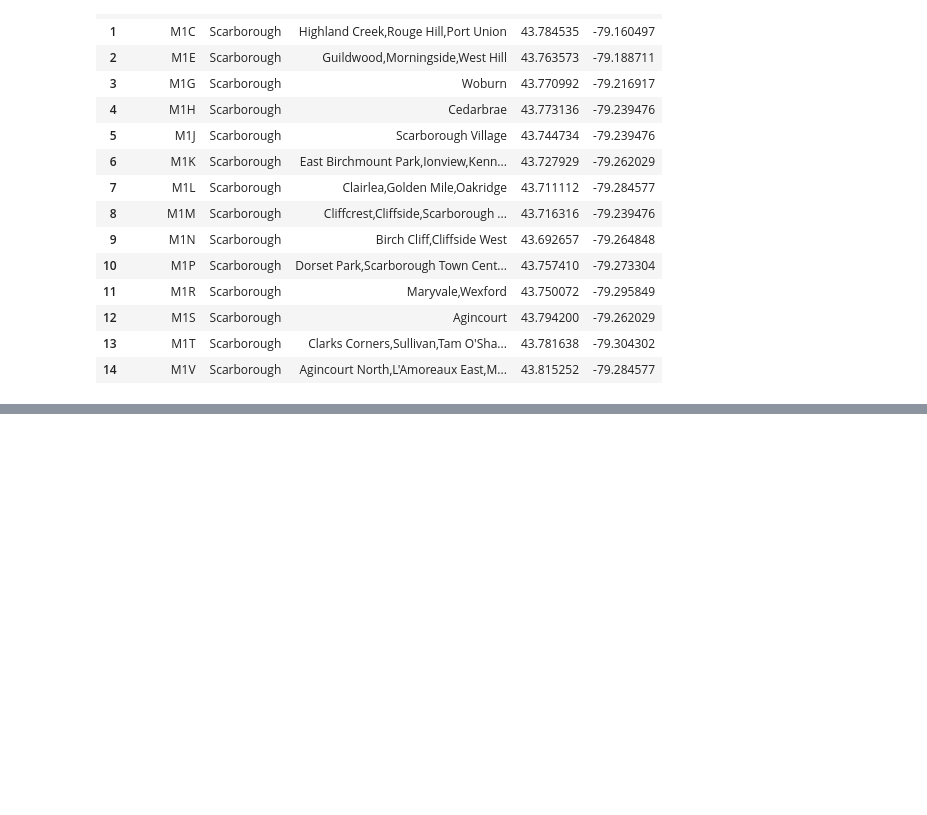
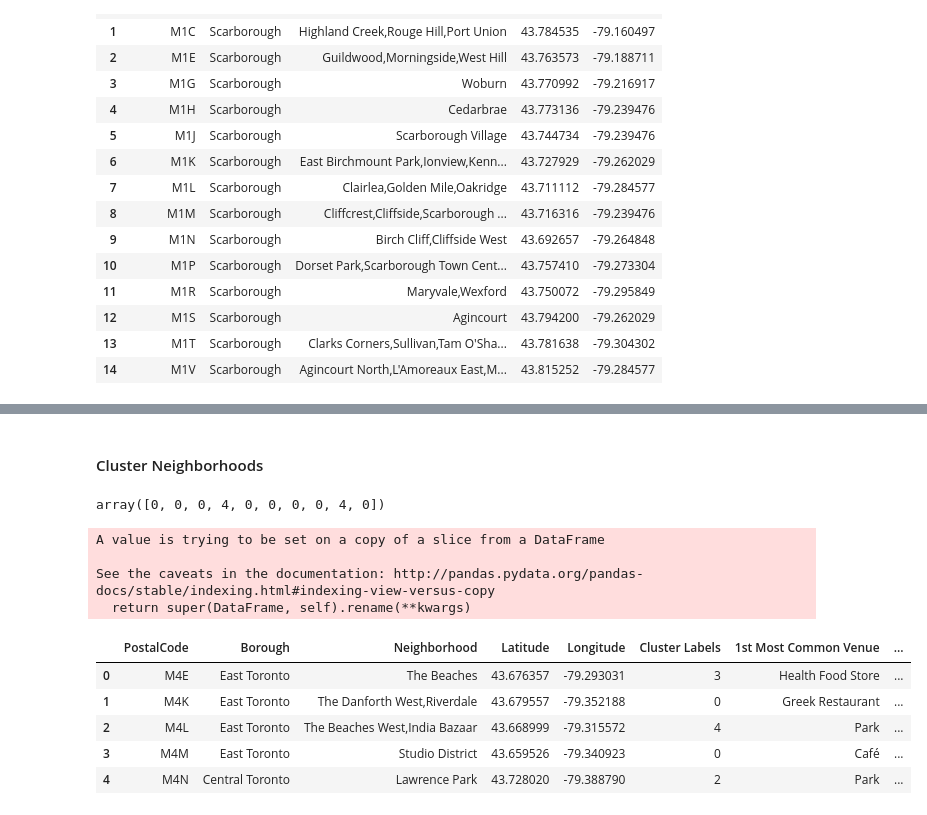
Before and after one commit to audrey-wj/Coursera_Capstone, a Jupyter notebook: Segmenting Clustering Neighborhoods Toronto.ipynb, the cells around one changed output, grey strips where cells are left out. Saved outputs shown, nothing was run; the diff lists cells and outputs as text; code cells hidden in the pictures; blank space fills up the shorter version.

Commit message:
Add clustering code

```diff
--- a/Segmenting Clustering Neighborhoods Toronto.ipynb
+++ b/Segmenting Clustering Neighborhoods Toronto.ipynb
@@ -142,0 +306,4 @@ df_toronto.head(15)
+# %%
+# group rows by neighborhood, aggregate rows by taking mean of the occurrence frequency of each category
+toronto_grouped = toronto_onehot.groupby('Neighborhood').mean().reset_index()
+toronto_grouped.head()
@@ -142,0 +328,22 @@ df_toronto.head(15)
+# %%
+# Create a new dataframe that has the top 10 venues for each neighborhood
+num_top_venues = 10
+
+indicators = ['st', 'nd', 'rd']
+
+# create columns according to number of top venues
+columns = ['Neighborhood']
+for ind in np.arange(num_top_venues):
+    try:
+        columns.append('{}{} Most Common Venue'.format(ind+1, indicators[ind]))
+    except:
+        columns.append('{}th Most Common Venue'.format(ind+1))
+
+# initialize a new dataframe
+neighborhoods_venues_sorted = pd.DataFrame(columns=columns)
+neighborhoods_venues_sorted['Neighborhood'] = toronto_grouped['Neighborhood']
+
+for ind in np.arange(toronto_grouped.shape[0]):
+    neighborhoods_venues_sorted.iloc[ind, 1:] = return_most_common_venues(toronto_grouped.iloc[ind, :], num_top_venues)
+
+neighborhoods_venues_sorted.head()
@@ -142,0 +357,34 @@ df_toronto.head(15)
+# %% [markdown]
+#### Cluster Neighborhoods
+# %%
+# Use k-means to cluster the neighborhoods into 5 clusters
+kclusters = 5
+
+toronto_grouped_clustering = toronto_grouped.drop('Neighborhood', 1)
+
+# run k-means clustering
+kmeans = KMeans(n_clusters=kclusters, random_state=0).fit(toronto_grouped_clustering)
+
+# check cluster labels generated for each row in the dataframe
+kmeans.labels_[0:10]
+# %% [output]
+array([0, 0, 0, 4, 0, 0, 0, 0, 4, 0])
+# %%
+# add clustering labels to top 10 venue dataframe
+neighborhoods_venues_sorted.insert(0, 'Cluster Labels', kmeans.labels_)
+
+# merge toronto_data (with Borough and Neighborhood info) with venue data
+toronto_data.rename(columns = {'Neighbourhood':'Neighborhood'}, inplace = True)
+toronto_merged = pd.merge(toronto_data, neighborhoods_venues_sorted, on = 'Neighborhood', how = 'inner')
+toronto_merged.head()
+# %% [output]
+A value is trying to be set on a copy of a slice from a DataFrame
+
+See the caveats in the documentation: http://pandas.pydata.org/pandas-docs/stable/indexing.html#indexing-view-versus-copy
+  return super(DataFrame, self).rename(**kwargs)
+|  | PostalCode | Borough | Neighborhood | Latitude | Longitude | Cluster Labels | 1st Most Common Venue | ... |
+| 0 | M4E | East Toronto | The Beaches | 43.676357 | -79.293031 | 3 | Health Food Store | ... |
+| 1 | M4K | East Toronto | The Danforth West,Riverdale | 43.679557 | -79.352188 | 0 | Greek Restaurant | ... |
+| 2 | M4L | East Toronto | The Beaches West,India Bazaar | 43.668999 | -79.315572 | 4 | Park | ... |
+| 3 | M4M | East Toronto | Studio District | 43.659526 | -79.340923 | 0 | Café | ... |
+| 4 | M4N | Central Toronto | Lawrence Park | 43.728020 | -79.388790 | 2 | Park | ... |
```
Also changed, not shown: parts of 18 cells of this notebook.
